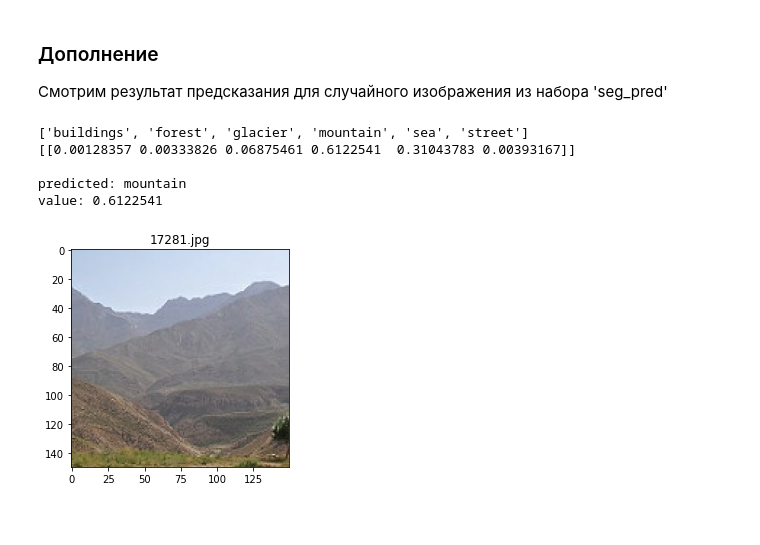
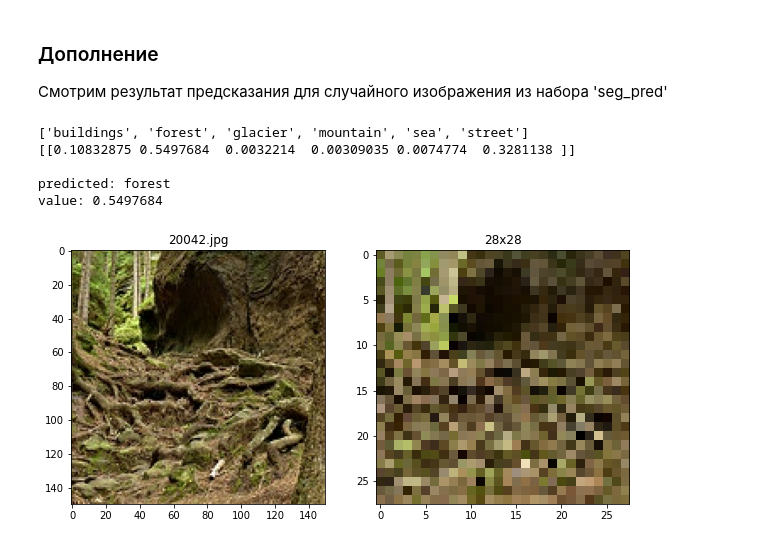
Before and after one commit to fuarfoile/tensorflow-test, a Jupyter notebook: tensorflow_test.ipynb, the cells around one changed output. Cells and saved outputs as stored; diff of their text form; code cells hidden in the pictures; blank space fills up the shorter version.

```diff
--- a/tensorflow_test.ipynb
+++ b/tensorflow_test.ipynb
@@ -169,34 +176,42 @@ import matplotlib.pyplot as plt
 # %%
 from random import randint
 index = randint(0, 7300)
 
 files = tf.io.gfile.listdir('data\seg_pred\seg_pred')
 
 img_path = 'data\\seg_pred\\seg_pred\\' + files[index]
+
 img_raw = tf.io.read_file(img_path)
 img = tf.io.decode_image(img_raw)
 img = tf.image.convert_image_dtype(img, tf.float32)
 img = tf.image.resize(img, [150,150])
 
+plt.figure(figsize=(10, 10))
+
+plt.subplot(121)
 plt.title(files[index])
 plt.imshow(img)
 
 img_raw = tf.io.read_file(img_path)
 img = tf.io.decode_image(img_raw, channels=3)
 img = tf.image.resize(img, [28,28], method='bilinear')
 img = img / 255
 
+plt.subplot(122)
+plt.title('28x28')
+plt.imshow(img)
+
 labels = tf.io.gfile.listdir('data\seg_train\seg_train')
 prediction = model.predict(tf.stack([img]))
 
 print(labels)
 print(prediction)
 
 print('\npredicted:', labels[prediction.argmax()], '\nvalue:', prediction.max())
 # %% [output]
 ['buildings', 'forest', 'glacier', 'mountain', 'sea', 'street']
-[[0.00128357 0.00333826 0.06875461 0.6122541  0.31043783 0.00393167]]
+[[0.10832875 0.5497684  0.0032214  0.00309035 0.0074774  0.3281138 ]]
 
-predicted: mountain
-value: 0.6122541
+predicted: forest
+value: 0.5497684
-[figure, old version]
+[figure, new version]
```
Also changed, not shown: parts of 5 cells of this notebook, 3 other files.
